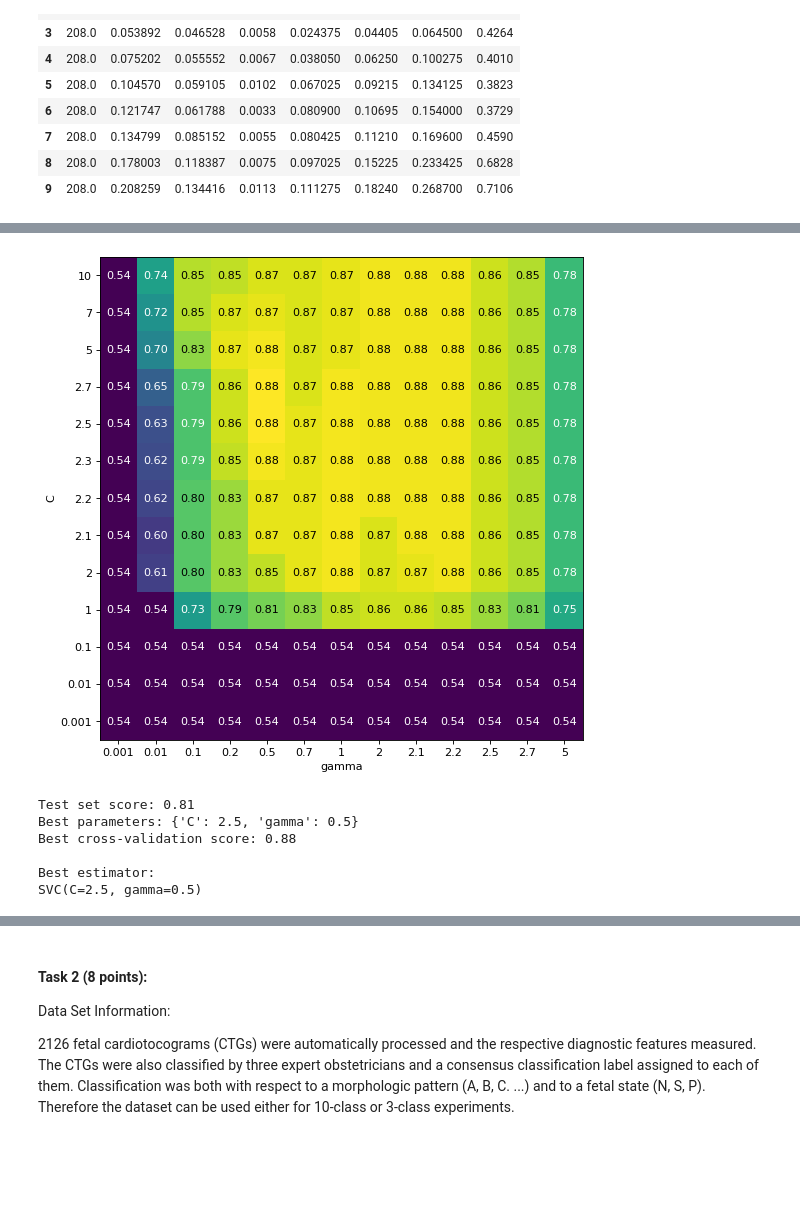
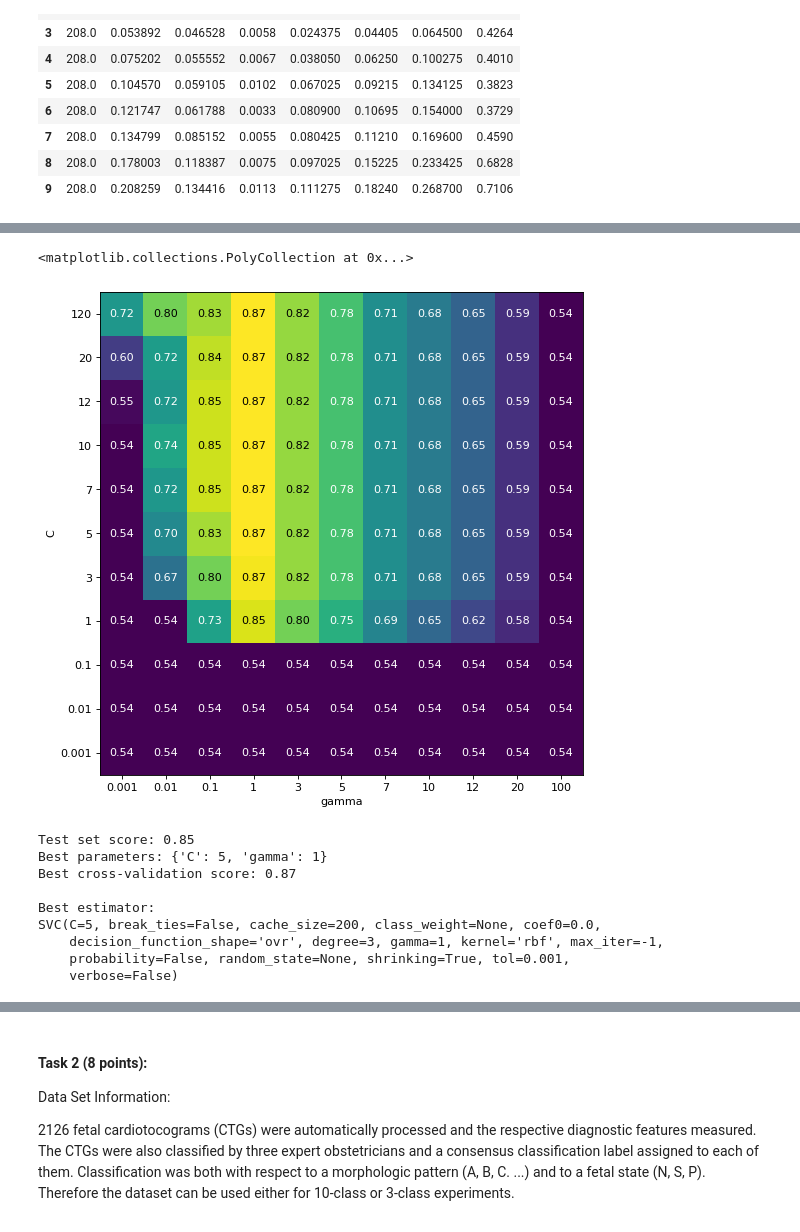
Before and after one commit to AlexTouvras/Evaluation-Improvement, a Jupyter notebook: Evaluation-Improvement.ipynb, the cells around one changed output, grey strips where cells are left out. Drawn from its saved outputs; the diff is of its cells as text; code cells hidden in the pictures; blank space fills up the shorter version.

```diff
--- a/Evaluation-Improvement.ipynb
+++ b/Evaluation-Improvement.ipynb
@@ -60,9 +60,11 @@ from sklearn.model_selection import train_test_split
 from sklearn.model_selection import GridSearchCV
 from sklearn.svm import SVC
 
-param_grid = {'C': [0.001, 0.01, 0.1, 1, 2, 2.1 ,2.2, 2.3, 2.5, 2.7, 5, 7, 10],
-              'gamma': [0.001, 0.01, 0.1, 0.2, 0.5, 0.7, 1, 2, 2.1, 2.2, 2.5, 2.7, 5]}
+#param_grid = {'C': [0.001, 0.01, 0.1, 1, 2, 2.1 ,2.2, 2.3, 2.5, 2.7, 5, 7, 10],
+#              'gamma': [0.001, 0.01, 0.1, 0.2, 0.5, 0.7, 1, 2, 2.1, 2.2, 2.5, 2.7, 5]}
 
+param_grid = {'C': [0.001, 0.01, 0.1, 1, 3, 5, 7, 10, 12, 20, 120],
+              'gamma': [0.001, 0.01, 0.1, 1, 3, 5, 7, 10, 12, 20, 100]}
 grid_search = GridSearchCV(SVC(), param_grid, cv=5)
 X_train, X_test, y_train, y_test = train_test_split(X, y, random_state=0)
 grid_search.fit(X_train, y_train)
@@ -75,11 +85,12 @@ GridSearchCV(cv=5, estimator=SVC(),
 # %%
 %matplotlib inline
+! pip install mglearn --user
 import mglearn
 import matplotlib.pyplot as plt
 plt.figure(figsize=(8, 8), dpi=80)
 # convert to DataFrame
 results = pd.DataFrame(grid_search.cv_results_)
-scores = np.array(results.mean_test_score).reshape(13, 13)
+scores = np.array(results.mean_test_score).reshape(11, 11)
 # plot the mean cross-validation scores
 mglearn.tools.heatmap(scores, xlabel='gamma', xticklabels=param_grid['gamma'],
 ylabel='C', yticklabels=param_grid['C'], cmap="viridis")
@@ -88,16 +113,20 @@ ylabel='C', yticklabels=param_grid['C'], cmap="viridis")
+<matplotlib.collections.PolyCollection at 0x...>
-[figure, old version]
+[figure, new version]
 # %%
 print("Test set score: {:.2f}".format(grid_search.score(X_test, y_test)))
 print("Best parameters: {}".format(grid_search.best_params_))
 print("Best cross-validation score: {:.2f}\n".format(grid_search.best_score_))
 print("Best estimator:\n{}".format(grid_search.best_estimator_))
 # %% [output]
-Test set score: 0.81
-Best parameters: {'C': 2.5, 'gamma': 0.5}
-Best cross-validation score: 0.88
+Test set score: 0.85
+Best parameters: {'C': 5, 'gamma': 1}
+Best cross-validation score: 0.87
 
 Best estimator:
-SVC(C=2.5, gamma=0.5)
+SVC(C=5, break_ties=False, cache_size=200, class_weight=None, coef0=0.0,
+    decision_function_shape='ovr', degree=3, gamma=1, kernel='rbf', max_iter=-1,
+    probability=False, random_state=None, shrinking=True, tol=0.001,
+    verbose=False)
 # %%
 from sklearn.metrics import precision_recall_curve
 from sklearn.ensemble import RandomForestClassifier
```
Also changed, not shown: parts of 11 cells of this notebook.
